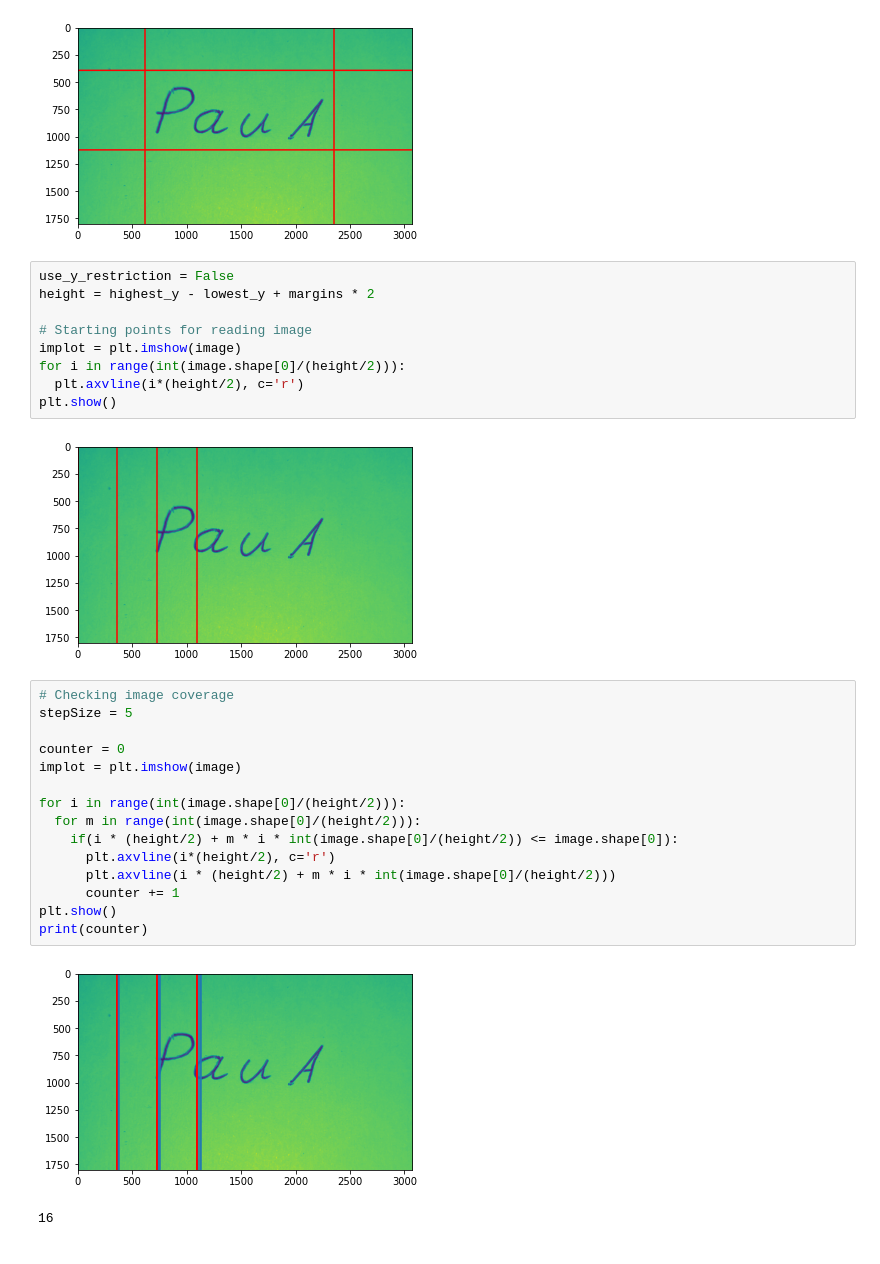
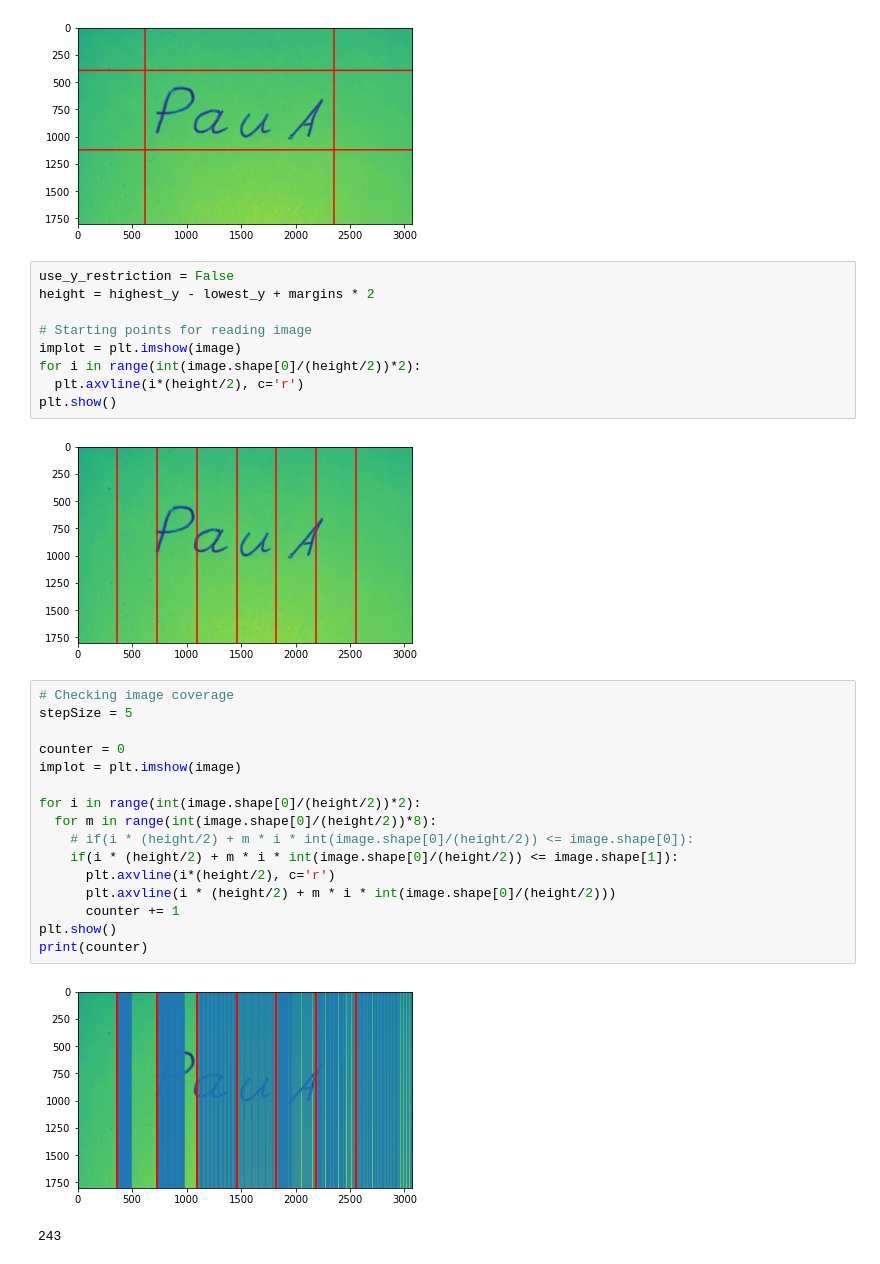
Before and after one commit to PauliusMilmantas/Lithuanian_OCR, a Jupyter notebook: Code/Detection.ipynb, the cells around one changed output. Cells and saved outputs as stored; diff of their text form.

```diff
--- a/Code/Detection.ipynb
+++ b/Code/Detection.ipynb
@@ -309,29 +309,30 @@ height = highest_y - lowest_y + margins * 2
 
 # Starting points for reading image
 implot = plt.imshow(image)
-for i in range(int(image.shape[0]/(height/2))):
+for i in range(int(image.shape[0]/(height/2))*2):
   plt.axvline(i*(height/2), c='r')
 plt.show()
 # %% [output]
-[figure, old version]
+[figure, new version]
 # %%
 # Checking image coverage
 stepSize = 5
 
 counter = 0
 implot = plt.imshow(image)
 
-for i in range(int(image.shape[0]/(height/2))):
-  for m in range(int(image.shape[0]/(height/2))):
-    if(i * (height/2) + m * i * int(image.shape[0]/(height/2)) <= image.shape[0]):
+for i in range(int(image.shape[0]/(height/2))*2):
+  for m in range(int(image.shape[0]/(height/2))*8):
+    # if(i * (height/2) + m * i * int(image.shape[0]/(height/2)) <= image.shape[0]):
+    if(i * (height/2) + m * i * int(image.shape[0]/(height/2)) <= image.shape[1]):
       plt.axvline(i*(height/2), c='r')
       plt.axvline(i * (height/2) + m * i * int(image.shape[0]/(height/2)))
       counter += 1
 plt.show()
 print(counter)
 # %% [output]
-[figure, old version]
+[figure, new version]
-16
+243
 # %%
 letters = []
 scanned_images = 0
```
Also changed, not shown: parts of 3 cells of this notebook.
